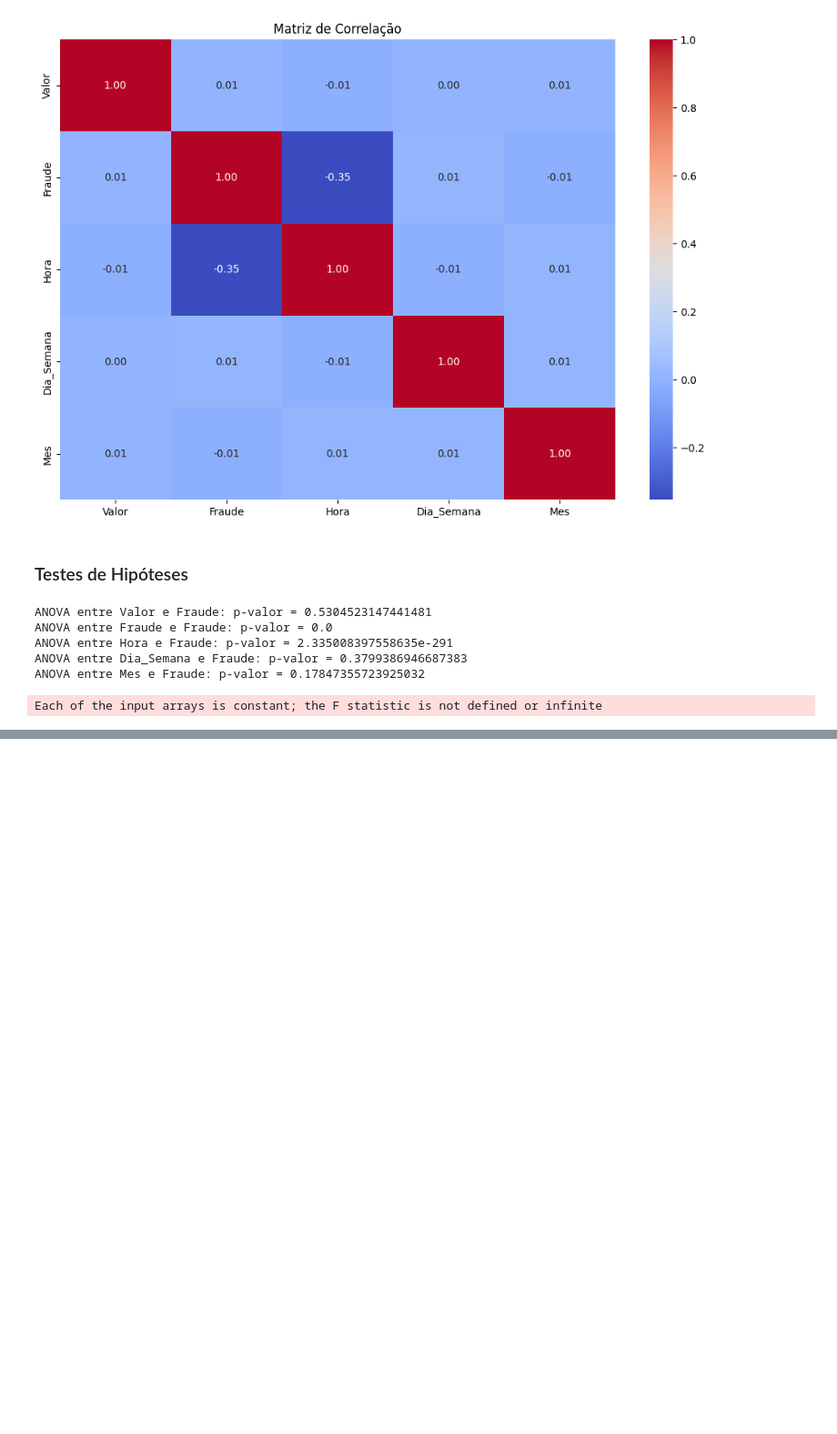
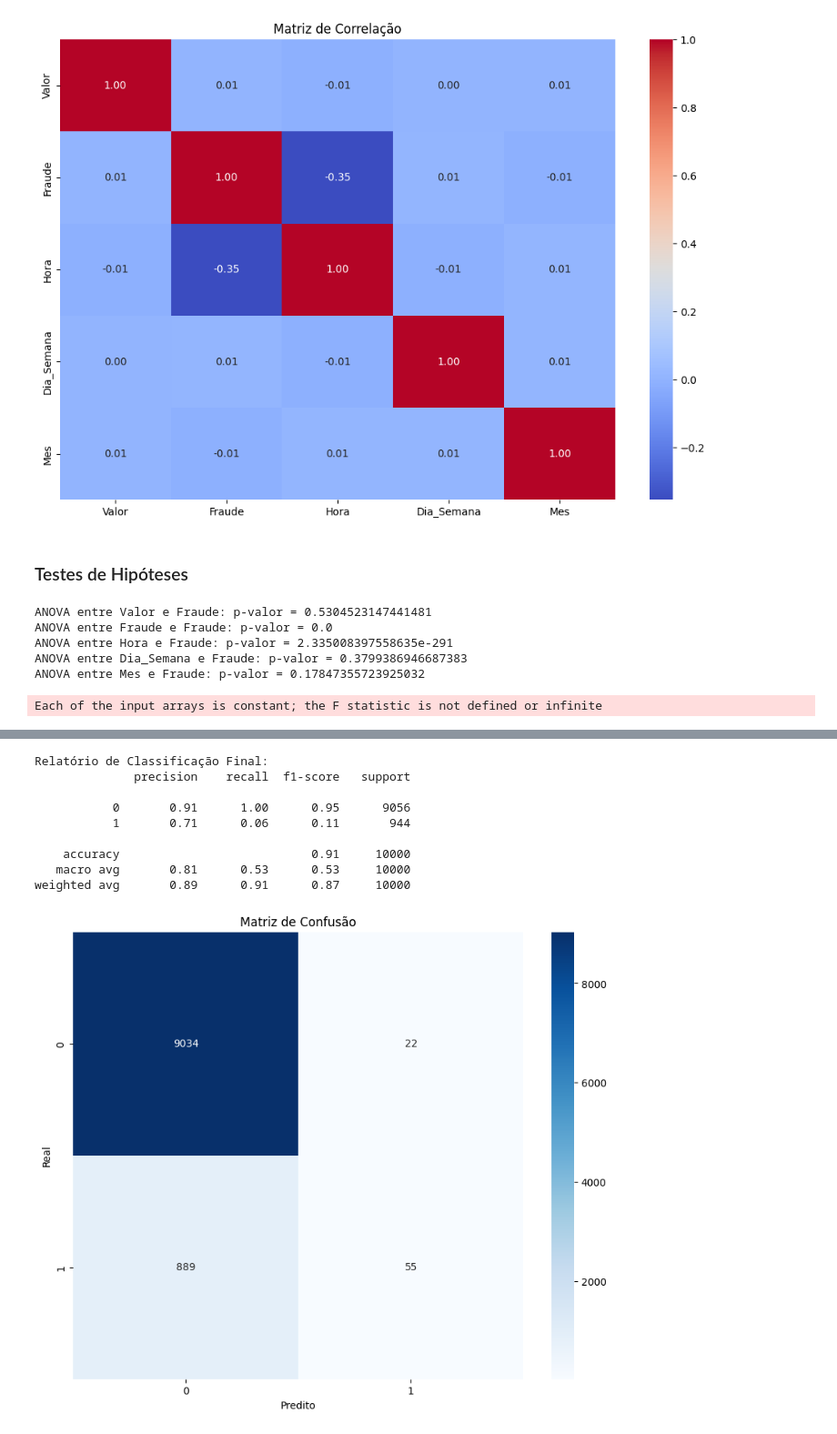
Before and after one commit to smoothemerson/AI_development, a Jupyter notebook: classes/final_challenge/modelo_antifraude.ipynb, the cells around one changed output, grey strips where cells are left out. Shown at 91% size. Drawn from its saved outputs; the diff is of its cells as text; code cells hidden in the pictures; blank space fills up the shorter version.

Commit message:
third challenge: model training

```diff
--- a/classes/final_challenge/modelo_antifraude.ipynb
+++ b/classes/final_challenge/modelo_antifraude.ipynb
@@ -228,0 +326,8 @@ Each of the input arrays is constant; the F statistic is not defined or infinite
+# %%
+# Treinar modelo final com todos os dados
+final_model = lgb.train(params, Dataset(X, label=y))
+
+# Fazer previsões com o melhor threshold
+y_proba_final = final_model.predict(X)
+y_pred_final = (y_proba_final >= best_threshold).astype(int)
+print(f"\nAUC-PR: {average_precision_score(y, y_proba_final):.2f}")
@@ -228,0 +344,24 @@ Each of the input arrays is constant; the F statistic is not defined or infinite
+# %%
+# Avaliar métricas finais
+print("\nRelatório de Classificação Final:")
+print(classification_report(y, y_pred_final))
+
+# Criar matriz de confusão
+plt.figure(figsize=(10, 8))
+conf_matrix = confusion_matrix(y, y_pred_final)
+sns.heatmap(conf_matrix, annot=True, fmt='d', cmap='Blues')
+plt.title('Matriz de Confusão')
+plt.xlabel('Predito')
+plt.ylabel('Real')
+plt.show()
+# %% [output]
+Relatório de Classificação Final:
+              precision    recall  f1-score   support
+
+           0       0.91      1.00      0.95      9056
+           1       0.71      0.06      0.11       944
+
+    accuracy                           0.91     10000
+   macro avg       0.81      0.53      0.53     10000
+weighted avg       0.89      0.91      0.87     10000
+[figure, added]
```
Also changed, not shown: parts of 8 cells of this notebook.
